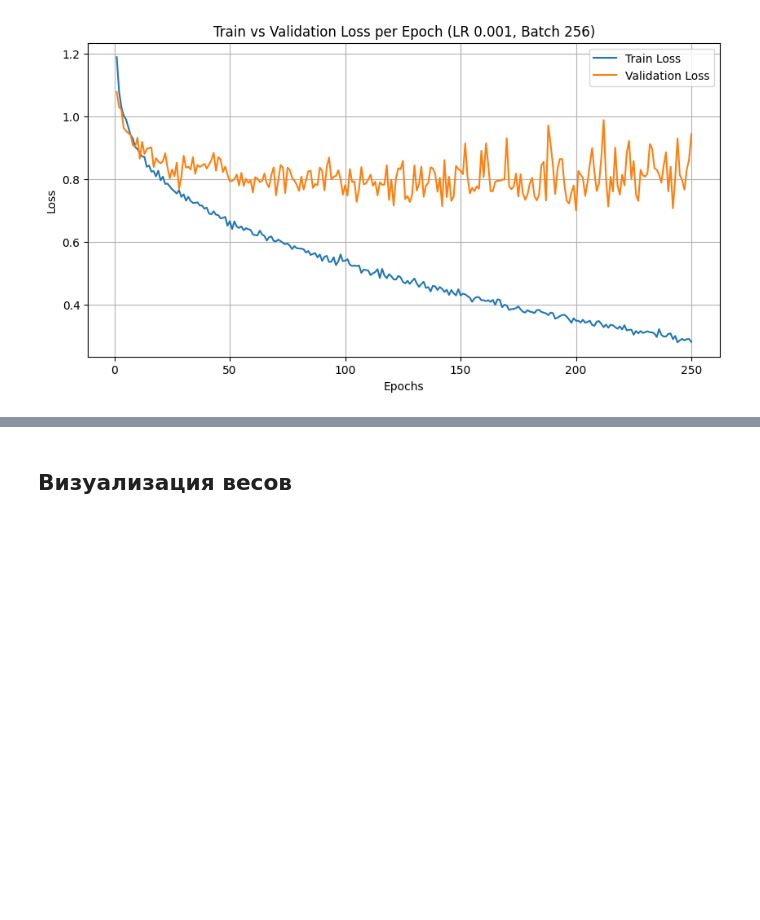
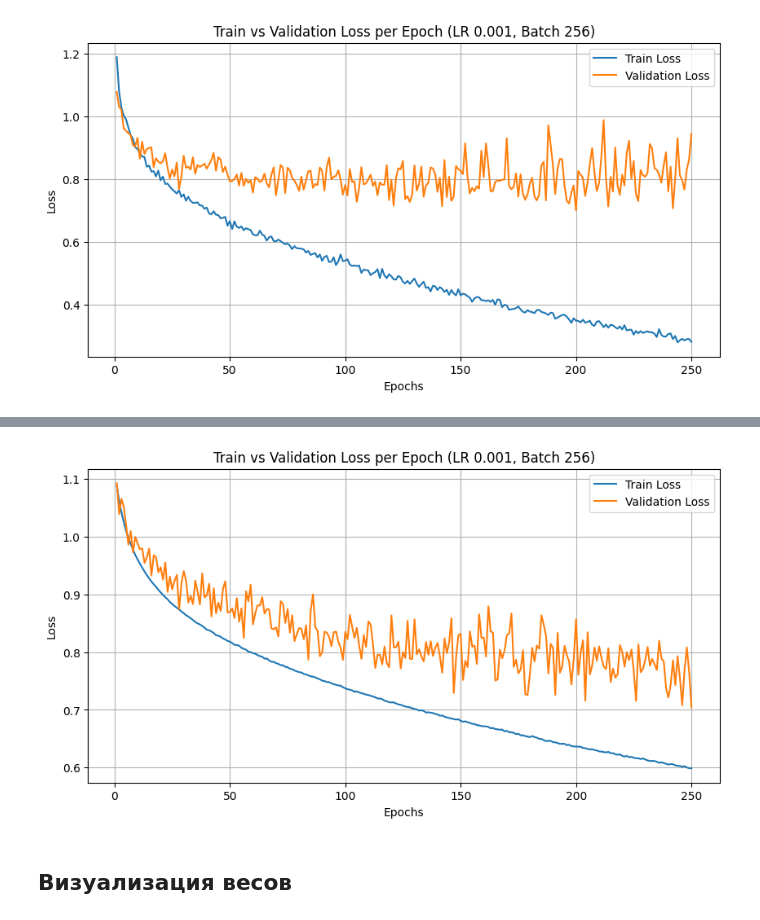
Before and after one commit to daradanci/DeepLearning, a Jupyter notebook: notebooks/Lab1.ipynb, the cells around one changed output, grey strips where cells are left out. Cells and saved outputs as stored; diff of their text form; code cells hidden in the pictures; blank space fills up the shorter version.

```diff
--- a/notebooks/Lab1.ipynb
+++ b/notebooks/Lab1.ipynb
@@ -813,0 +806,57 @@ optimizer = optim.SGD(model.parameters(), lr=0.001)
+# %%
+# Перезапуск обучения с уменьшенным learning rate и увеличением количества эпох
+batch_size = 256
+lr = 0.001  # Уменьшенный шаг обучения
+EPOCHS = 250  # Увеличенное количество эпох
+
+optimizer = optim.SGD(model.parameters(), lr=lr)
+
+train_losses = []
+val_losses = []
+best_val_loss = float('inf')
+best_epoch = -1
+
+for epoch in range(EPOCHS):
+    running_loss = 0.0
+    model.train()
+    for i, batch in enumerate(dataloader['train'], 0):
+        inputs, labels = batch
+        optimizer.zero_grad()
+        outputs = model(inputs)
+        loss = criterion(outputs, labels)
+        loss.backward()
+        optimizer.step()
+        running_loss += loss.item()
+    train_loss = running_loss / steps_per_epoch
+    train_losses.append(train_loss)
+    print(f'[{epoch + 1}] loss: {train_loss:.3f}')
+
+    running_loss = 0.0
+    model.eval()
+    with torch.no_grad():
+        for i, data in enumerate(dataloader['test'], 0):
+            inputs, labels = data
+            outputs = model(inputs)
+            loss = criterion(outputs, labels)
+            running_loss += loss.item()
+    val_loss = running_loss / steps_per_epoch_val
+    val_losses.append(val_loss)
+    if val_loss < best_val_loss:
+        best_val_loss = val_loss
+        best_epoch = epoch + 1
+    print(f'[{epoch + 1}] val loss: {val_loss:.3f}')
+
+print('Обучение завершено.')
+print(f'Минимальная val loss: {best_val_loss:.3f} на эпохе {best_epoch}')
+
+import matplotlib.pyplot as plt
+plt.figure(figsize=(10, 5))
+plt.plot(range(1, EPOCHS + 1), train_losses, label='Train Loss')
+plt.plot(range(1, EPOCHS + 1), val_losses, label='Validation Loss')
+plt.xlabel('Epochs')
+plt.ylabel('Loss')
+plt.title('Train vs Validation Loss per Epoch (LR 0.001, Batch 256)')
+plt.legend()
+plt.grid(True)
+plt.show()
+# %% [output]
@@ -814,3 +880,4 @@ optimizer = optim.SGD(model.parameters(), lr=0.001)
+[figure, added]
 # %% [markdown]
 ## Визуализация весов
 # %%
```
Also changed, not shown: parts of 2 cells of this notebook.
